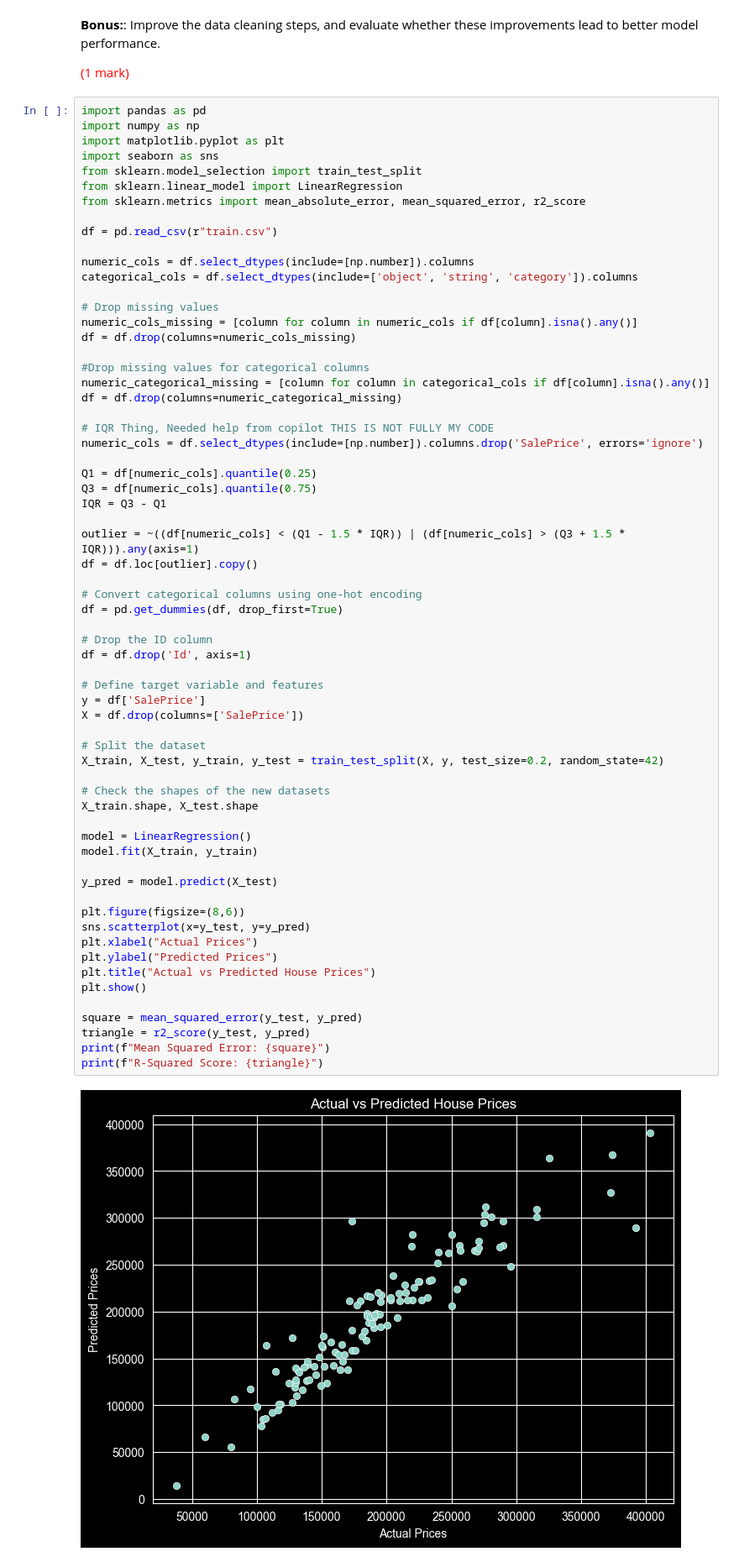
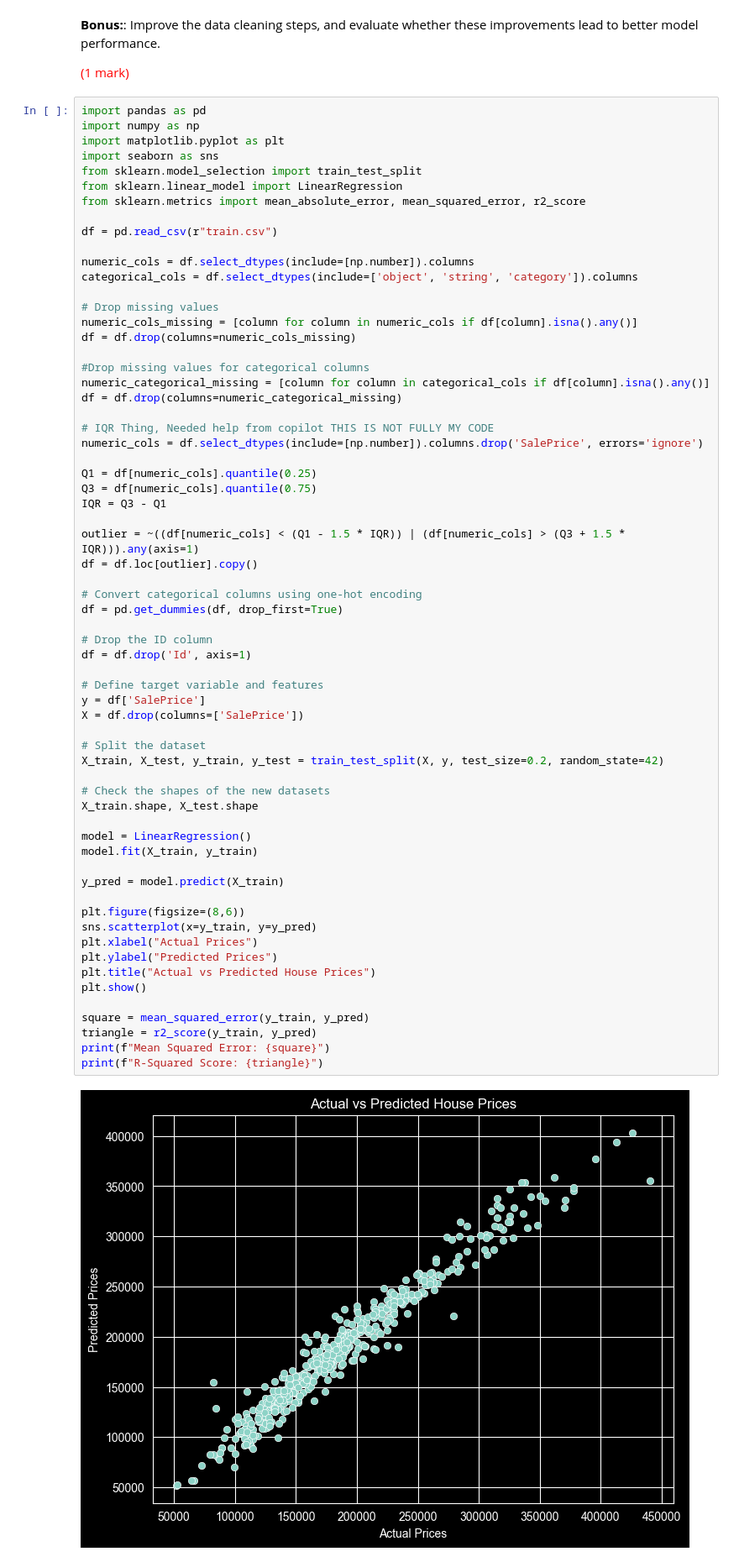
Before and after one commit to scottejin/Linear-Regression-Exercise, a Jupyter notebook: linear_regression.ipynb, the cells around one changed output. Shown at 84% size. Cells and saved outputs as stored; diff of their text form.

Commit message:
Fixed up the issuse with training + test data conflictions

```diff
--- a/linear_regression.ipynb
+++ b/linear_regression.ipynb
@@ -219,35 +219,35 @@ df = df.loc[outlier].copy()
 
 # Convert categorical columns using one-hot encoding
 df = pd.get_dummies(df, drop_first=True)
 
 # Drop the ID column
 df = df.drop('Id', axis=1)
 
 # Define target variable and features
 y = df['SalePrice']
 X = df.drop(columns=['SalePrice'])
 
 # Split the dataset
 X_train, X_test, y_train, y_test = train_test_split(X, y, test_size=0.2, random_state=42)
 
 # Check the shapes of the new datasets
 X_train.shape, X_test.shape
 
 model = LinearRegression()
 model.fit(X_train, y_train)
 
-y_pred = model.predict(X_test)
+y_pred = model.predict(X_train)
 
 plt.figure(figsize=(8,6))
-sns.scatterplot(x=y_test, y=y_pred)
+sns.scatterplot(x=y_train, y=y_pred)
 plt.xlabel("Actual Prices")
 plt.ylabel("Predicted Prices")
 plt.title("Actual vs Predicted House Prices")
 plt.show()
 
-square = mean_squared_error(y_test, y_pred)
-triangle = r2_score(y_test, y_pred)
+square = mean_squared_error(y_train, y_pred)
+triangle = r2_score(y_train, y_pred)
 print(f"Mean Squared Error: {square}")
 print(f"R-Squared Score: {triangle}")
 # %% [output]
-[figure, old version]
+[figure, new version]
```
Also changed, not shown: parts of 2 cells of this notebook.
